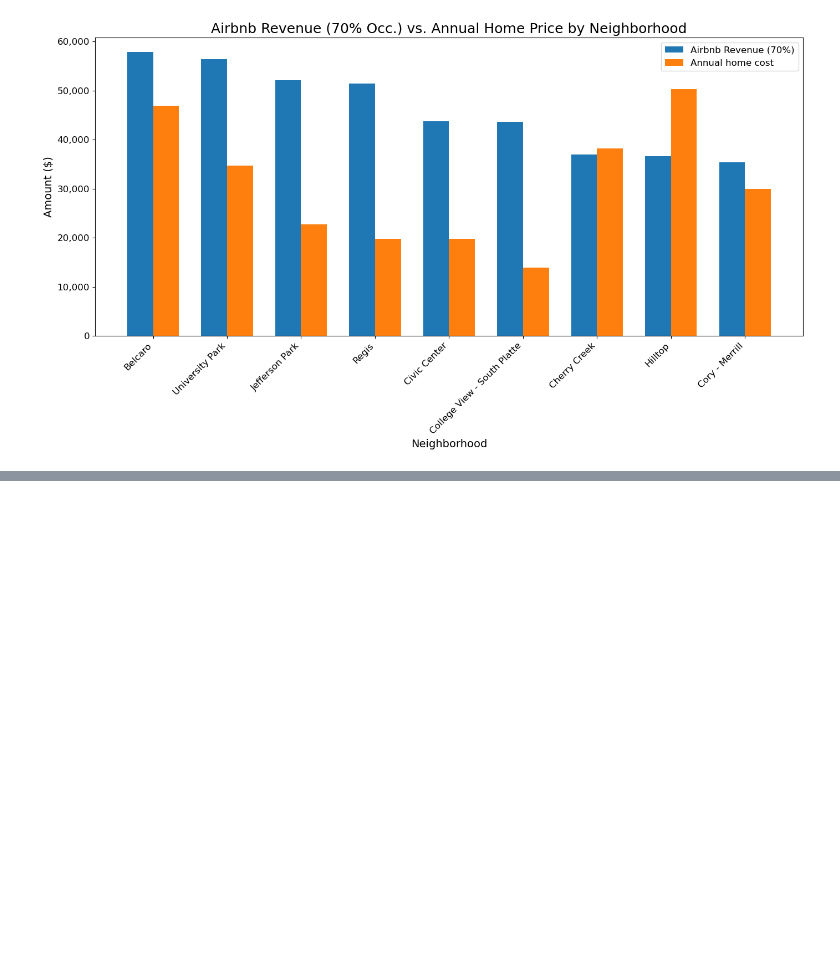
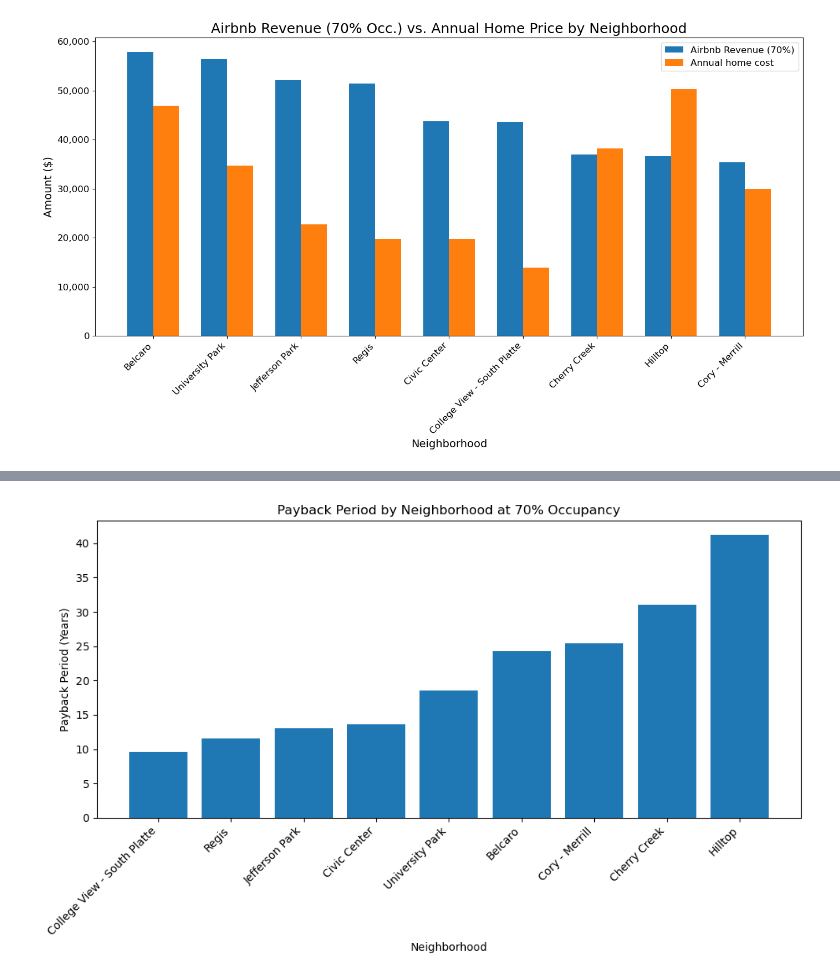
Before and after one commit to kanchanratan1980/Project-5_Group-3, a Jupyter notebook: airbnb.ipynb, the cells around one changed output, grey strips where cells are left out. Drawn from its saved outputs; the diff is of its cells as text; code cells hidden in the pictures; blank space fills up the shorter version.

Commit message:
new graph

```diff
--- a/airbnb.ipynb
+++ b/airbnb.ipynb
@@ -546,3 +546,7 @@ plt.savefig('graphs/revenue_v_home_price.png')
 plt.show()
 # %% [output]
 [figure]
+# %%
+# How long will it take to make back the investment at 70% occupancy rate
+combined_df["Payback Period (Years)"] = (combined_df["Average Home Price 2024"] / combined_df["potential_revenue_70"]).round(1)
+combined_df
@@ -548,0 +564,18 @@ plt.show()
+# %%
+# Plot a line chart showing the payback period for our target neighborhoods
+combined_df = combined_df.sort_values("Payback Period (Years)")
+
+plt.figure(figsize=(10,6))
+plt.bar(combined_df["Neighborhood"], combined_df["Payback Period (Years)"])
+
+plt.xlabel("Neighborhood")
+plt.ylabel("Payback Period (Years)")
+plt.title("Payback Period by Neighborhood at 70% Occupancy")
+plt.xticks(rotation=45, ha='right')
+plt.tight_layout()
+
+plt.savefig('graphs/payback_period.png')
+
+plt.show()
+# %% [output]
+[figure, added]
```
Also changed, not shown: parts of 1 cell of this notebook.
